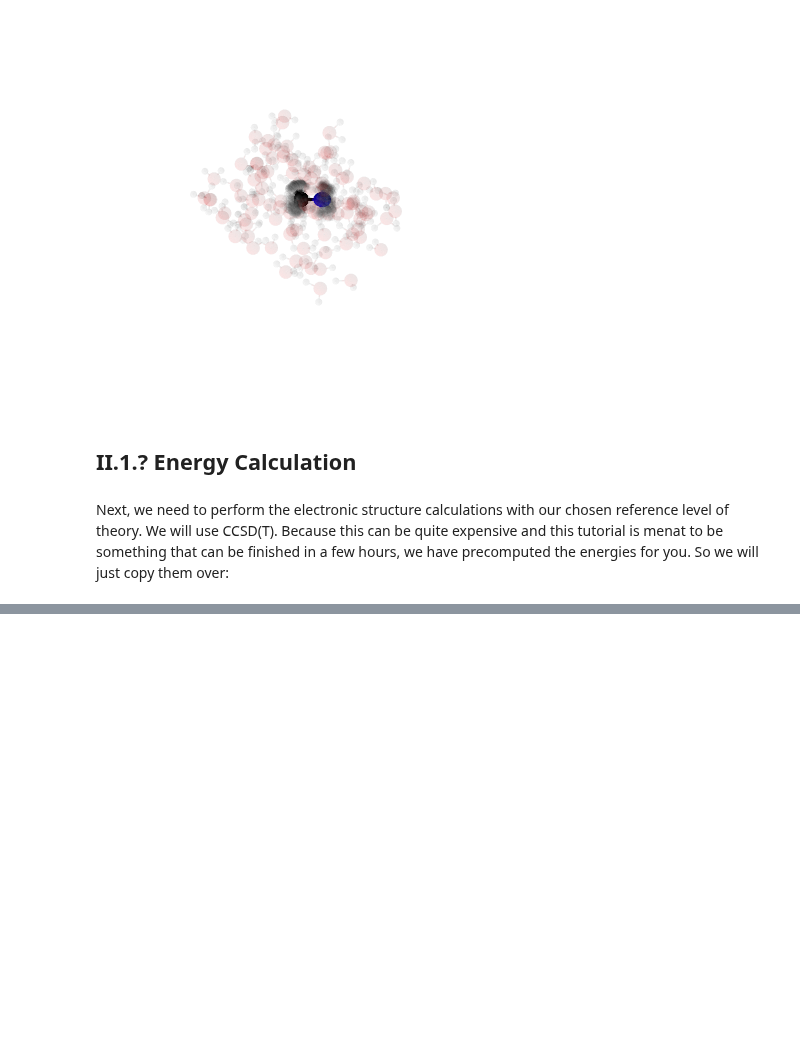
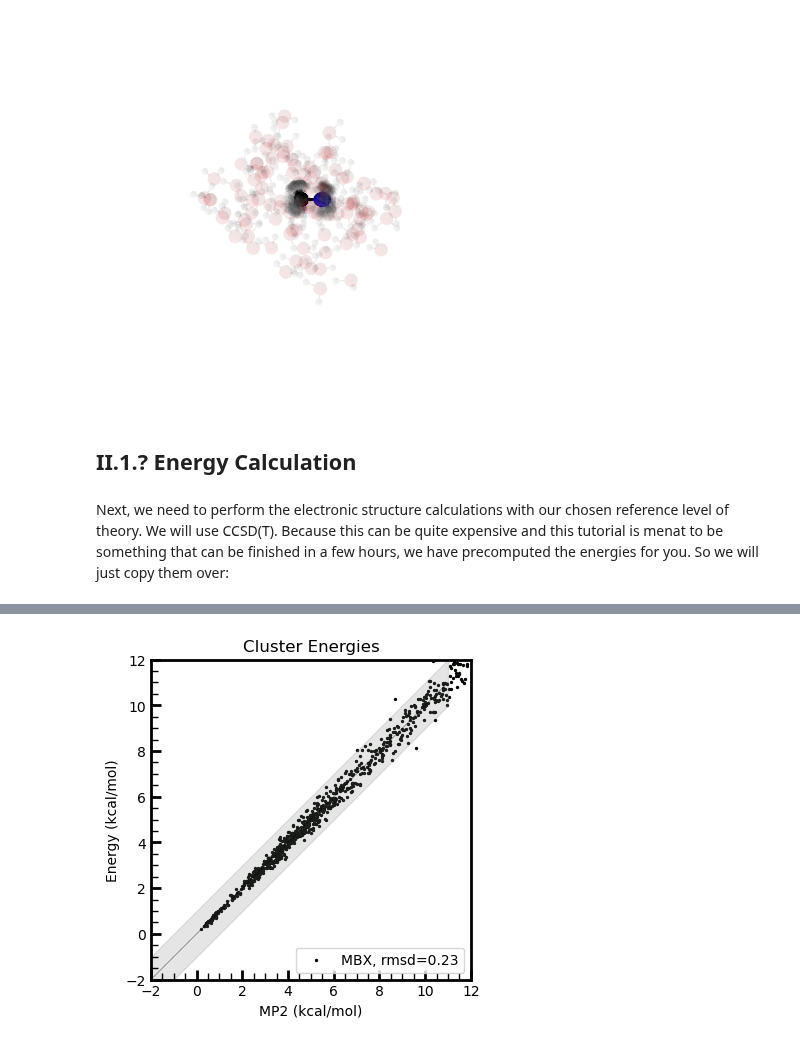
Before and after one commit to PolyachenkoYA/QDMS_2025, a Jupyter notebook: tutorials/2_Many-Body_Model_Build-Along/Tutorial_2.3.ipynb, the cells around one changed output, grey strips where cells are left out. Saved outputs shown, nothing was run; the diff lists cells and outputs as text; code cells hidden in the pictures; blank space fills up the shorter version.

```diff
--- a/tutorials/2_Many-Body_Model_Build-Along/Tutorial_2.3.ipynb
+++ b/tutorials/2_Many-Body_Model_Build-Along/Tutorial_2.3.ipynb
@@ -276,0 +440,12 @@ min(energies_2b_pbmetad_CH3NH2_H2O), max(energies_2b_pbmetad_CH3NH2_H2O)
+# %%
+plot_correlation(
+    configurations_vibrational_modes_CH3NH2_H2O,
+    energies_2b_vibrational_modes_CH3NH2_H2O,
+    "MP2",
+    {"MBX": predicted_energies_2b_vibrational_modes_CH3NH2_H2O},
+    minE=-1,
+    maxE=10,
+    error_width=1.0
+)
+# %% [output]
+[figure, added]
```
Also changed, not shown: parts of 25 cells of this notebook, 5 other files.
